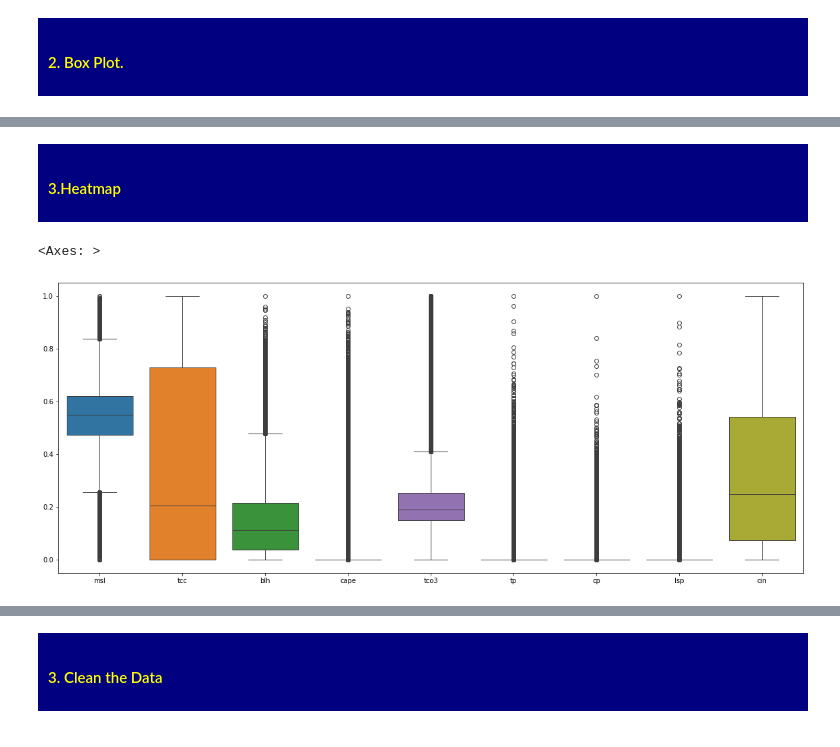
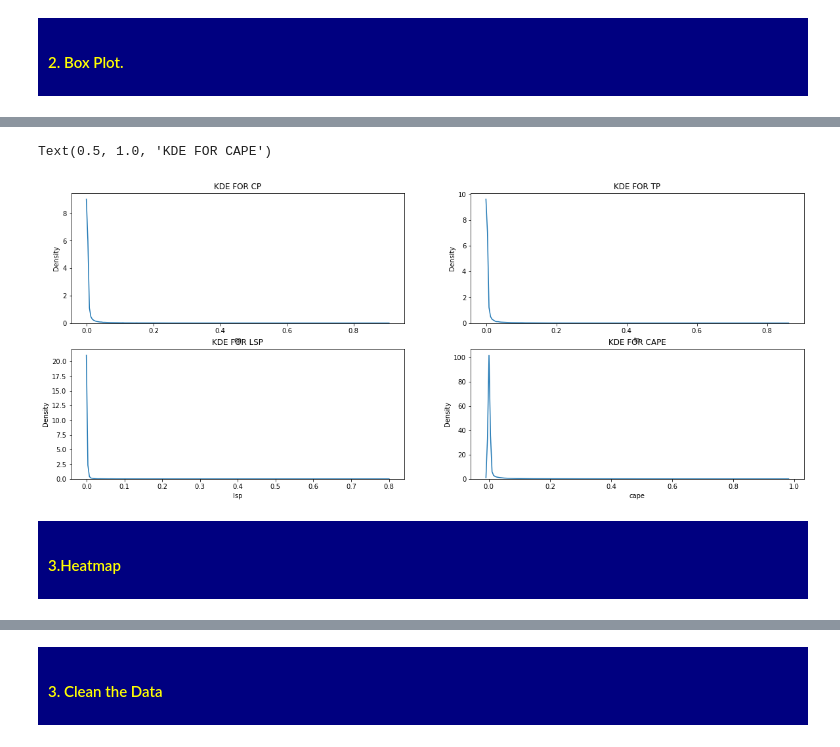
Before and after one commit to Mohamed-01-git/ADABOOST, a Jupyter notebook: PROJET_ADABOOST.ipynb, the cells around one changed output, grey strips where cells are left out. Cells and saved outputs as stored; diff of their text form; code cells hidden in the pictures.

```diff
--- a/PROJET_ADABOOST.ipynb
+++ b/PROJET_ADABOOST.ipynb
@@ -205,13 +192,23 @@ DF_S=pd.DataFrame(DF_S,columns=DF.columns,index=DF.index)
+# %%
+fig,ax=plt.subplots(figsize=(20,8),nrows=2,ncols=2)
+sns.kdeplot(DF_SAMPLE["cp"],ax=ax[0,0])
+ax[0,0].set_title("KDE FOR CP")
+sns.kdeplot(DF_SAMPLE["tp"],ax=ax[0,1])
+ax[0,1].set_title("KDE FOR TP")
+sns.kdeplot(DF_SAMPLE["lsp"],ax=ax[1,0])
+ax[1,0].set_title("KDE FOR LSP")
+sns.kdeplot(DF_SAMPLE["cape"],ax=ax[1,1])
+ax[1,1].set_title("KDE FOR CAPE")
+# %% [output]
+Text(0.5, 1.0, 'KDE FOR CAPE')
+[figure, added]
 # %% [markdown]
 <div class="note" style="background-color: navy; color: yellow; padding: 10px;">
   <h4> 3.Heatmap </h4>
 </div>
 # %%
-plt.figure(figsize=(20,8))
-sns.boxplot(DF_S)
+# plt.figure(figsize=(20,8))
+# sns.boxplot(DF_S)
-# %% [output]
-<Axes: >
-[figure, removed]
 # %%
 plt.figure(figsize=(20,10))
 sns.heatmap(DF_S.corr(),annot=True)
```
Also changed, not shown: parts of 13 cells of this notebook.
